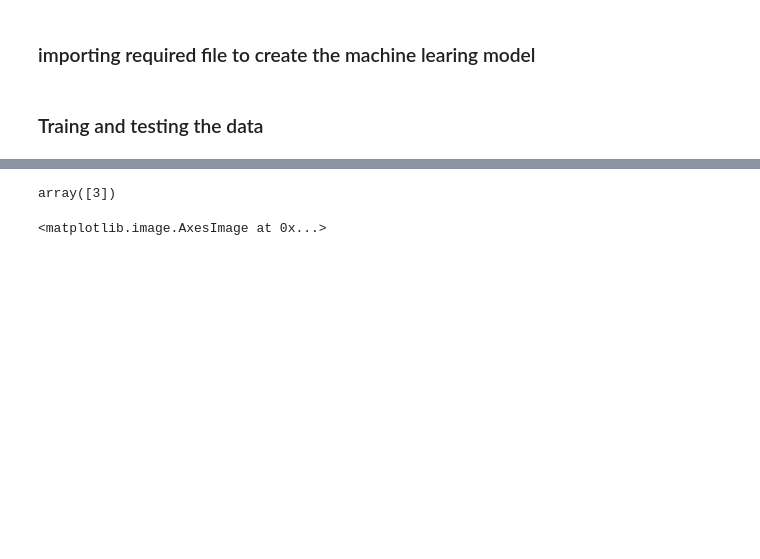
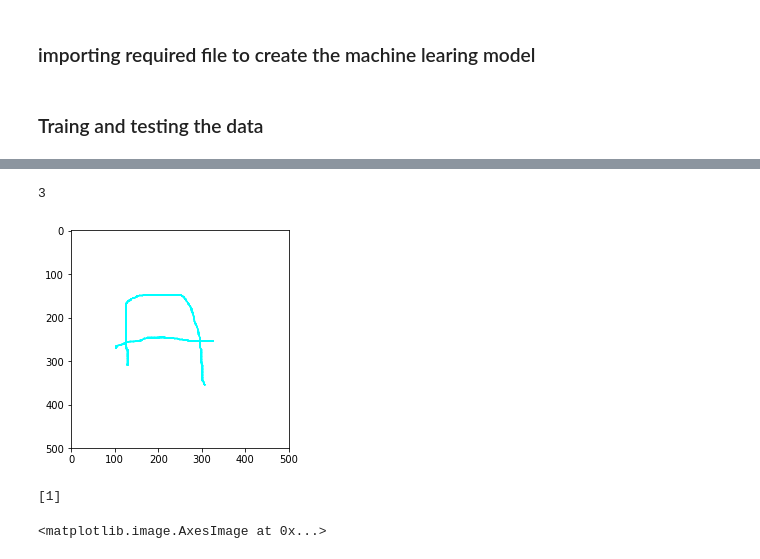
Before and after one commit to shitalajagekar/DataScience, a Jupyter notebook: Project Machine Learning Code.ipynb, the cells around one changed output, grey strips where cells are left out. Saved outputs shown, nothing was run; the diff lists cells and outputs as text; code cells hidden in the pictures; blank space fills up the shorter version.

```diff
--- a/Project Machine Learning Code.ipynb
+++ b/Project Machine Learning Code.ipynb
@@ -106,3 +282,11 @@ df[df.path != 'a7.jpg']
 | 165 | 25 | z4.jpg |
 | 166 | 25 | z5.jpg |
 166 rows × 2 columns
+# %%
+ind=[]
+id=0
+for i in df['label']:
+    ind.append(id)
+    id=id+1
+
+df['Index']=ind
@@ -204,11 +401,27 @@ Epoch 10/10
 <tensorflow.python.keras.callbacks.History at 0x...>
+# %%
+img2 = tf_img.load_img('images/images/'+"d7.jpg", target_size=(28,28,1), grayscale=True)
+img2 = tf_img.img_to_array(img2)
+img2 = img2/255
+data=model.predict_classes([[img2]])
+
+for i in df['Index']:
+    if data[0]== i:
+        path=df.iloc[i,1]
+        img = mpimg.imread('images/images/'+path)
+        plt.imshow(img, cmap='gray')
+
+print(data[0])
+# %% [output]
+3
+[figure, added]
 # %%
-img = tf_img.load_img('images/images/'+"d7.jpg", target_size=(28,28,1), grayscale=True)
-img = tf_img.img_to_array(img)
-img = img/255
-model.predict_classes([[img]])
+img2 = tf_img.load_img('images/images/'+"d7.jpg", target_size=(28,28,1), grayscale=True)
+img2 = tf_img.img_to_array(img2)
+img2 = img2/255
+print(model.predict_classes([[img2]]))
 # %% [output]
-array([3])
+[1]
 # %%
 img = mpimg.imread('images/images/d7.jpg')
 
```
Also changed, not shown: parts of 11 cells of this notebook.
